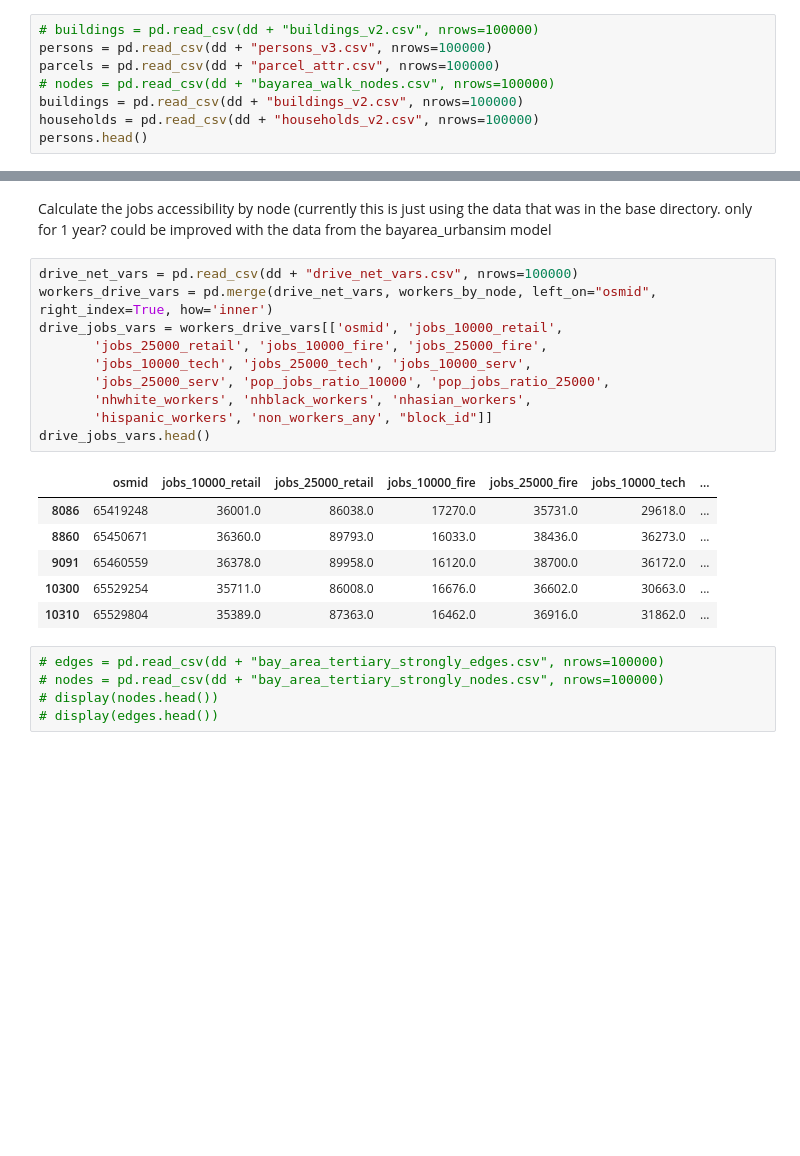
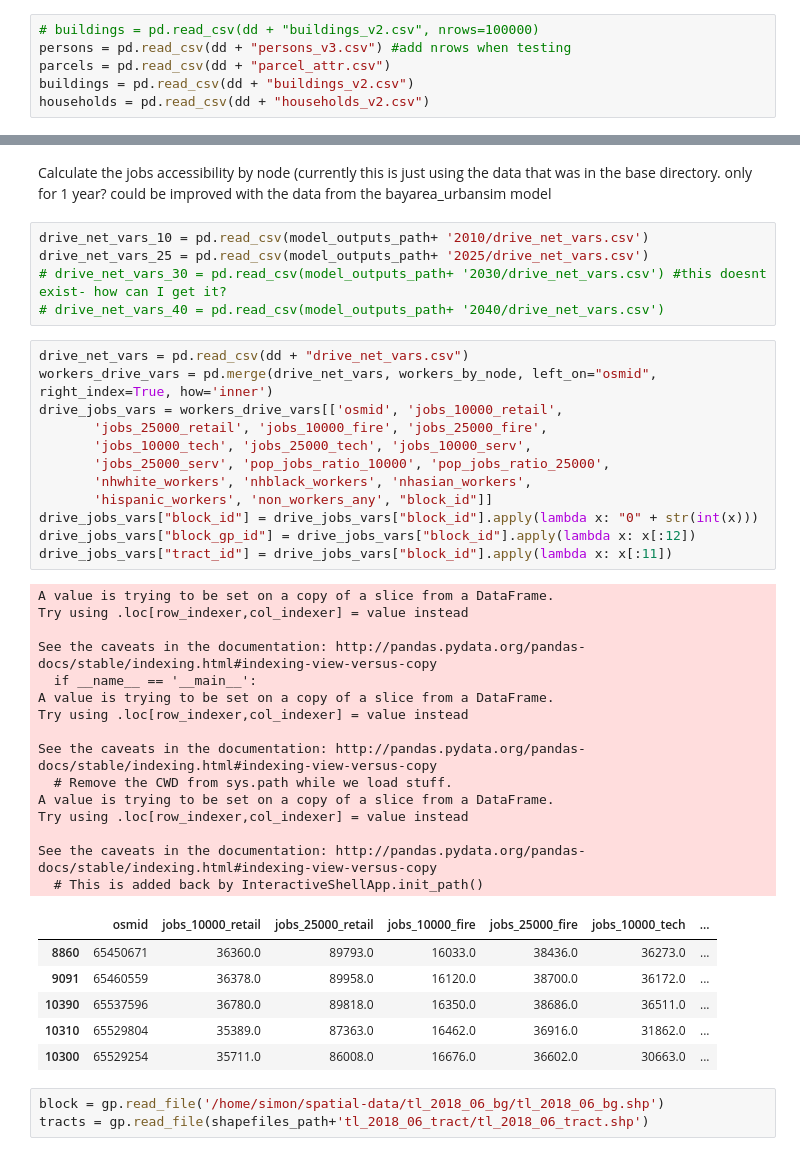
Before and after one commit to ual/ual_model_workspace, a Jupyter notebook: spring-2019-models/notebooks-amelia/indicators 1.ipynb, the cells around one changed output, grey strips where cells are left out. Drawn from its saved outputs; the diff is of its cells as text; blank space fills up the shorter version.

Commit message:
maps with base data, merges complete

```diff
--- a/spring-2019-models/notebooks-amelia/indicators 1.ipynb
+++ b/spring-2019-models/notebooks-amelia/indicators 1.ipynb
@@ -51,11 +43,9 @@ zones.csv
 # %%
 # buildings = pd.read_csv(dd + "buildings_v2.csv", nrows=100000)
-persons = pd.read_csv(dd + "persons_v3.csv", nrows=100000)
-parcels = pd.read_csv(dd + "parcel_attr.csv", nrows=100000)
-# nodes = pd.read_csv(dd + "bayarea_walk_nodes.csv", nrows=100000)
-buildings = pd.read_csv(dd + "buildings_v2.csv", nrows=100000)
-households = pd.read_csv(dd + "households_v2.csv", nrows=100000)
-persons.head()
+persons = pd.read_csv(dd + "persons_v3.csv") #add nrows when testing
+parcels = pd.read_csv(dd + "parcel_attr.csv")
+buildings = pd.read_csv(dd + "buildings_v2.csv")
+households = pd.read_csv(dd + "households_v2.csv")
 # %% [output]
 |  | person_id | member_id | age | primary_commute_mode | relate | edu | sex | hours | hispanic | ... |
 | 0 | 0 | 1 | 47 | 1.0 | 0 | 22.0 | 1 | 40.0 | 1 | ... |
@@ -120,24 +99,44 @@ workers_by_node.head()
 # %% [markdown]
 Calculate the jobs accessibility by node (currently this is just using the data that was in the base directory. only for 1 year? could be improved with the data from the bayarea_urbansim model
+# %%
+drive_net_vars_10 = pd.read_csv(model_outputs_path+ '2010/drive_net_vars.csv')
+drive_net_vars_25 = pd.read_csv(model_outputs_path+ '2025/drive_net_vars.csv')
+# drive_net_vars_30 = pd.read_csv(model_outputs_path+ '2030/drive_net_vars.csv') #this doesnt exist- how can I get it?
+# drive_net_vars_40 = pd.read_csv(model_outputs_path+ '2040/drive_net_vars.csv')
 # %%
-drive_net_vars = pd.read_csv(dd + "drive_net_vars.csv", nrows=100000)
+drive_net_vars = pd.read_csv(dd + "drive_net_vars.csv")
 workers_drive_vars = pd.merge(drive_net_vars, workers_by_node, left_on="osmid", right_index=True, how='inner')
 drive_jobs_vars = workers_drive_vars[['osmid', 'jobs_10000_retail',
        'jobs_25000_retail', 'jobs_10000_fire', 'jobs_25000_fire',
        'jobs_10000_tech', 'jobs_25000_tech', 'jobs_10000_serv',
        'jobs_25000_serv', 'pop_jobs_ratio_10000', 'pop_jobs_ratio_25000',
        'nhwhite_workers', 'nhblack_workers', 'nhasian_workers',
        'hispanic_workers', 'non_workers_any', "block_id"]]
-drive_jobs_vars.head()
+drive_jobs_vars["block_id"] = drive_jobs_vars["block_id"].apply(lambda x: "0" + str(int(x)))
+drive_jobs_vars["block_gp_id"] = drive_jobs_vars["block_id"].apply(lambda x: x[:12])
+drive_jobs_vars["tract_id"] = drive_jobs_vars["block_id"].apply(lambda x: x[:11])
 # %% [output]
+A value is trying to be set on a copy of a slice from a DataFrame.
+Try using .loc[row_indexer,col_indexer] = value instead
+
+See the caveats in the documentation: http://pandas.pydata.org/pandas-docs/stable/indexing.html#indexing-view-versus-copy
+  if __name__ == '__main__':
+A value is trying to be set on a copy of a slice from a DataFrame.
+Try using .loc[row_indexer,col_indexer] = value instead
+
+See the caveats in the documentation: http://pandas.pydata.org/pandas-docs/stable/indexing.html#indexing-view-versus-copy
+  # Remove the CWD from sys.path while we load stuff.
+A value is trying to be set on a copy of a slice from a DataFrame.
+Try using .loc[row_indexer,col_indexer] = value instead
+
+See the caveats in the documentation: http://pandas.pydata.org/pandas-docs/stable/indexing.html#indexing-view-versus-copy
+  # This is added back by InteractiveShellApp.init_path()
 |  | osmid | jobs_10000_retail | jobs_25000_retail | jobs_10000_fire | jobs_25000_fire | jobs_10000_tech | ... |
-| 8086 | 65419248 | 36001.0 | 86038.0 | 17270.0 | 35731.0 | 29618.0 | ... |
 | 8860 | 65450671 | 36360.0 | 89793.0 | 16033.0 | 38436.0 | 36273.0 | ... |
 | 9091 | 65460559 | 36378.0 | 89958.0 | 16120.0 | 38700.0 | 36172.0 | ... |
+| 10390 | 65537596 | 36780.0 | 89818.0 | 16350.0 | 38686.0 | 36511.0 | ... |
+| 10310 | 65529804 | 35389.0 | 87363.0 | 16462.0 | 36916.0 | 31862.0 | ... |
 | 10300 | 65529254 | 35711.0 | 86008.0 | 16676.0 | 36602.0 | 30663.0 | ... |
-| 10310 | 65529804 | 35389.0 | 87363.0 | 16462.0 | 36916.0 | 31862.0 | ... |
-# %%
-# edges = pd.read_csv(dd + "bay_area_tertiary_strongly_edges.csv", nrows=100000)
-# nodes = pd.read_csv(dd + "bay_area_tertiary_strongly_nodes.csv", nrows=100000)
-# display(nodes.head())
-# display(edges.head())
+# %%
+block = gp.read_file('/home/simon/spatial-data/tl_2018_06_bg/tl_2018_06_bg.shp')
+tracts = gp.read_file(shapefiles_path+'tl_2018_06_tract/tl_2018_06_tract.shp')
```
Also changed, not shown: parts of 11 cells of this notebook.
